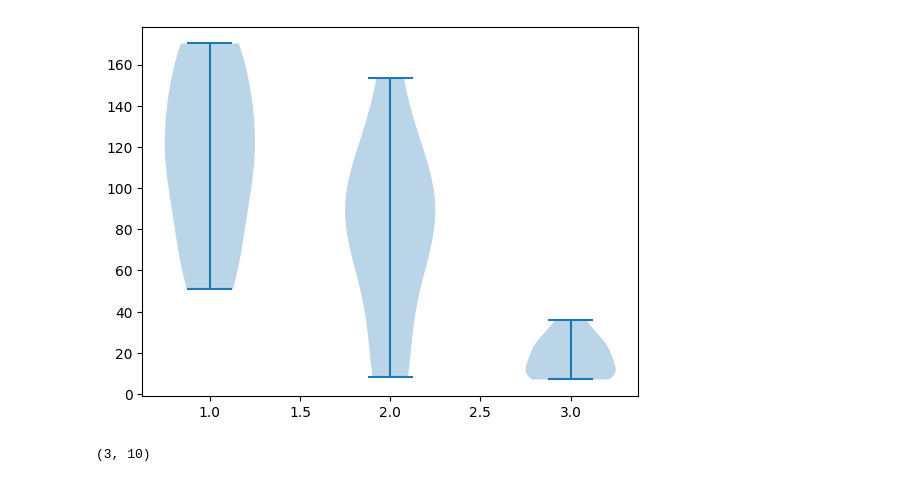
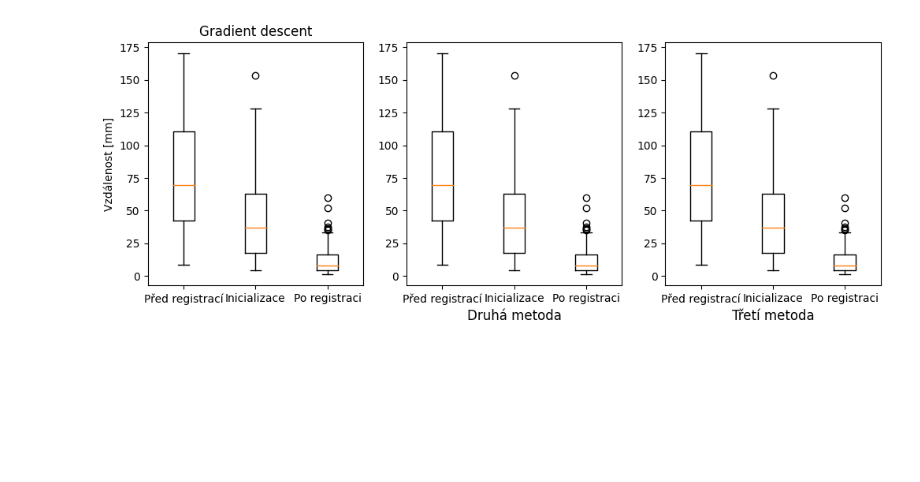
Before and after one commit to Vojtech-Benda/ca_isf, a Jupyter notebook: plotResults.ipynb, the cells around one changed output. Saved outputs shown, nothing was run; the diff lists cells and outputs as text; code cells hidden in the pictures; blank space fills up the shorter version.

```diff
--- a/plotResults.ipynb
+++ b/plotResults.ipynb
@@ -96,12 +96,61 @@ plotErrorHistogram(errorsInfo["errorValues"], save=True)
-# %%
-data = np.array([errorsInfo["errorValues"][0, :],
-                 errorsInfo["errorValues"][1, :],
-                 errorsInfo["errorValues"][-1, :]]).T
-plt.violinplot(data)
-plt.show()
-# %% [output]
-[figure, removed]
-# %%
-data.shape
-# %% [output]
-(3, 10)
+# %%
+patNumbers = ["01", "02", "03", "04", "05", "06", "07", "08", "09", "10", "11", "12"]
+gradientErrors = np.zeros(shape=(10, 3, 12))
+
+for idx, num in enumerate(patNumbers):
+    errors = np.load(f"input_files\\pacient_{num}\\"
+                     f"registration\\gradient\\pacient{num}ErrorsInfo{view.upper()}.npz")["errorValues"]
+    gradientErrors[:, 0, idx] = errors[0, :]
+    gradientErrors[:, 1, idx] = errors[1, :]
+    gradientErrors[:, 2, idx] = errors[-1, :]
+
+# errors = np.load(f"input_files\\pacient_09\\"
+#                  f"registration\\gradient\\pacient09ErrorsInfo{view.upper()}.npz")["errorValues"]
+# gradientErrors[:, 0, 0] = errors[0, :]
+# gradientErrors[:, 1, 0] = errors[1, :]
+# gradientErrors[:, 2, 0] = errors[-1, :]
+# %%
+# fig_hist, ax_hist = plt.subplots(1, 1, figsize=(7, 4))
+# ax_hist.hist(gradientErrors[:, 0, 8], bins=12, alpha=0.5, label="Před inicializací", color="blue")
+# ax_hist.hist(gradientErrors[:, 1, 8], bins=12, alpha=0.5, label="Inicializace", color="orange")
+# ax_hist.hist(gradientErrors[:, 2, 8], bins=12, alpha=0.5, label="Po registraci", color="green")
+# ax_hist.set_xticks(np.arange(0, gradientErrors[:, 0, 8].max() + 10, 15))
+# # ax_hist.set_yticks(np.arange(0, , dtype=int))
+# ax_hist.set_xlim([0, None])
+# ax_hist.set_ylim([0, None])
+# ax_hist.set_xlabel("Vzdálenost [mm]", fontsize=11)
+# ax_hist.set_ylabel("Počet hodnot nepřesnosti", fontsize=11)
+# ax_hist.set_title("Rozložení míry nepřenosti registrace", fontsize=13)
+# ax_hist.grid(alpha=0.5)
+# ax_hist.legend(loc="lower center", ncols=3, bbox_to_anchor=(0.5, -0.35))
+# fig_hist.tight_layout()
+# plt.show()
+
+
+# plt.hist(gradientErrors[:, 0, 8], bins=12)
+# plt.hist(gradientErrors[:, 1, 8], bins=12)
+# plt.hist(gradientErrors[:, 2, 8], bins=12)
+# plt.show()
+
+labels=["Před registrací", "Inicializace", "Po registraci"]
+
+fig_box, ax_box = plt.subplots(1, 3, figsize=(12, 4))
+ax_box[0].boxplot([gradientErrors[:, 0].ravel(),
+                gradientErrors[:, 1].ravel(),
+                gradientErrors[:, 2].ravel()], labels=labels)
+#ax_box[0].set_xlabel("Gradient descent", fontsize=12)
+ax_box[0].set_title("Gradient descent")
+ax_box[0].set_ylabel("Vzdálenost [mm]")
+
+ax_box[1].boxplot([gradientErrors[:, 0].ravel(),
+                gradientErrors[:, 1].ravel(),
+                gradientErrors[:, 2].ravel()], labels=labels)
+ax_box[1].set_xlabel("Druhá metoda", fontsize=12)
+
+ax_box[2].boxplot([gradientErrors[:, 0].ravel(),
+                gradientErrors[:, 1].ravel(),
+                gradientErrors[:, 2].ravel()], labels=labels)
+ax_box[2].set_xlabel("Třetí metoda", fontsize=12)
+plt.show()
+# %% [output]
+[figure, added]
```
Also changed, not shown: parts of 4 cells of this notebook, 1 other file.
